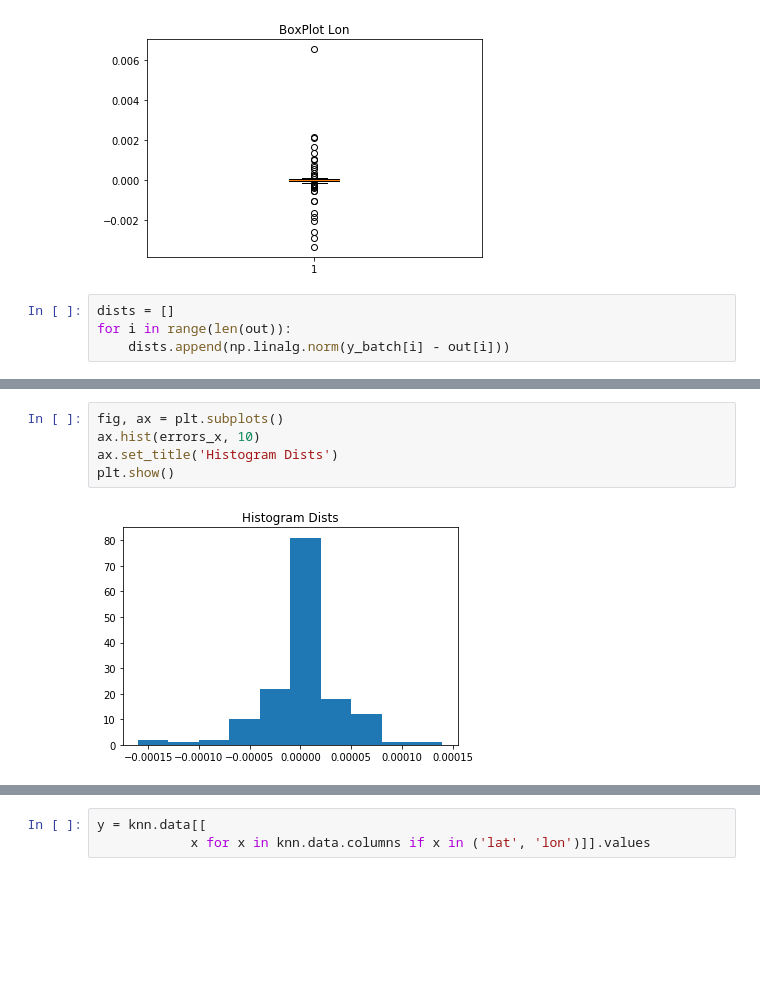
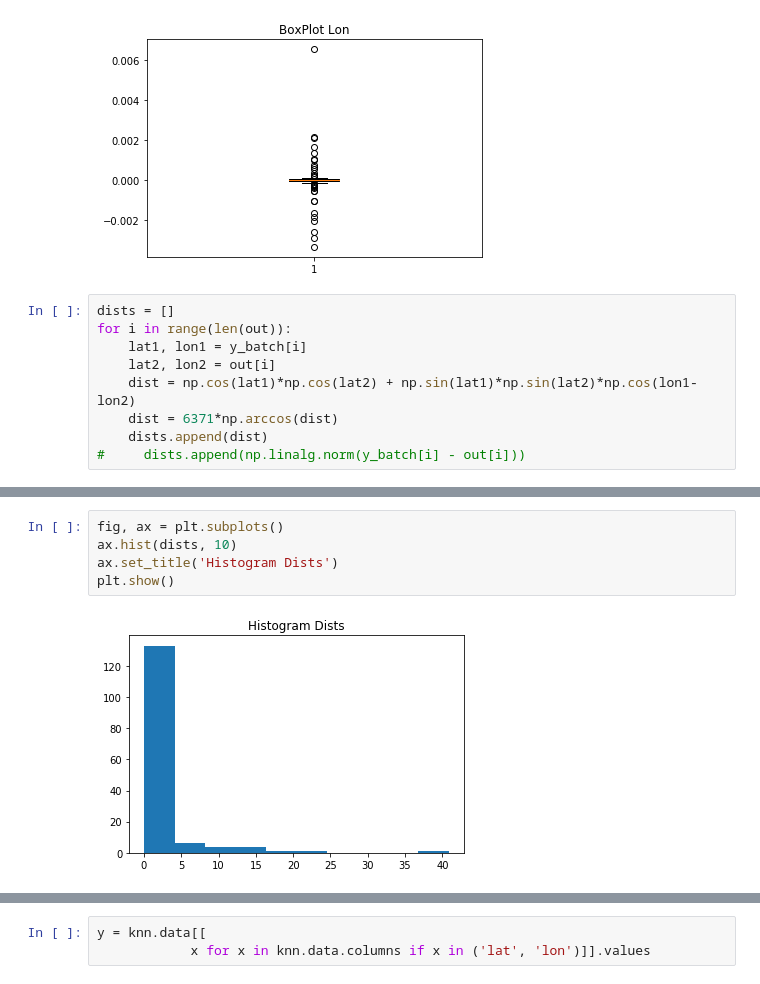
Before and after one commit to goncamateus/cmoveis, a Jupyter notebook: projeto.ipynb, the cells around one changed output, grey strips where cells are left out. Drawn from its saved outputs; the diff is of its cells as text; blank space fills up the shorter version.

```diff
--- a/projeto.ipynb
+++ b/projeto.ipynb
@@ -105,7 +105,12 @@ plt.show()
 # %%
 dists = []
 for i in range(len(out)):
-    dists.append(np.linalg.norm(y_batch[i] - out[i]))
+    lat1, lon1 = y_batch[i]
+    lat2, lon2 = out[i]
+    dist = np.cos(lat1)*np.cos(lat2) + np.sin(lat1)*np.sin(lat2)*np.cos(lon1-lon2)
+    dist = 6371*np.arccos(dist)
+    dists.append(dist)
+#     dists.append(np.linalg.norm(y_batch[i] - out[i]))
 # %%
 print(f'Erro Médio: {np.mean(dists)}\nErro Mínimo: {min(dists)}\nErro Máximo: {max(dists)}\nDesvio Padrão: {np.std(dists)}')
 # %% [output]
@@ -116,7 +121,7 @@ Desvio Padrão: 0.0007602671122559543
 # %%
 fig, ax = plt.subplots()
-ax.hist(errors_x, 10)
+ax.hist(dists, 10)
 ax.set_title('Histogram Dists')
 plt.show()
 # %% [output]
-[figure, old version]
+[figure, new version]
```
Also changed, not shown: parts of 5 cells of this notebook, 1 other file.
